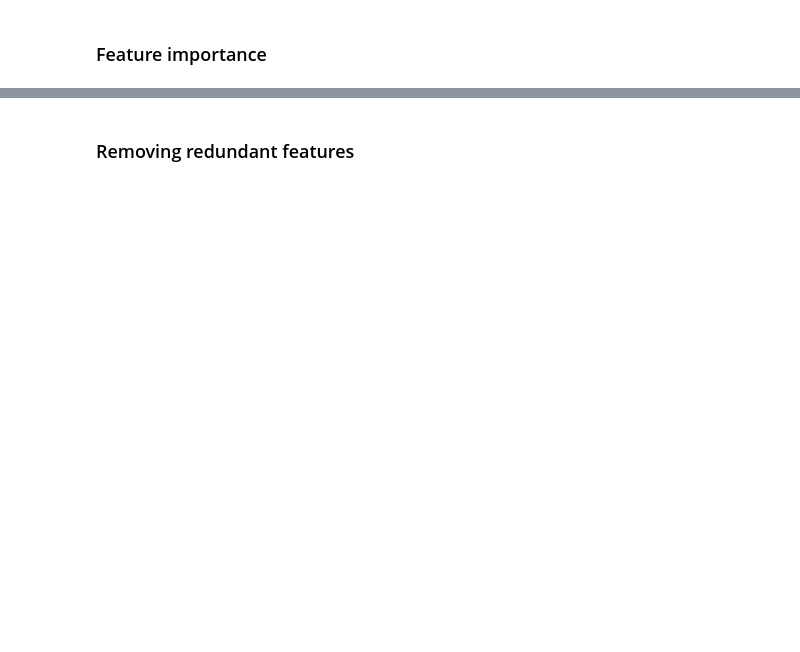
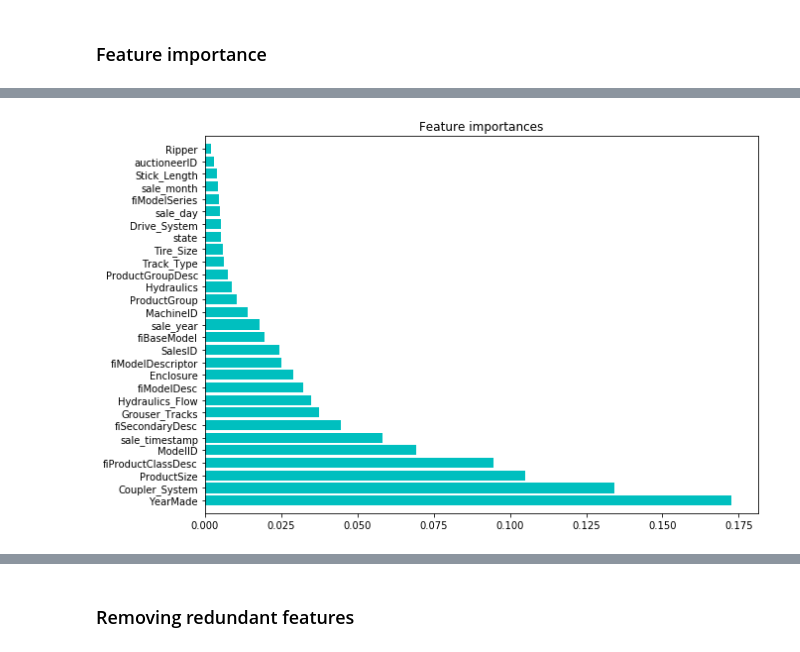
Before and after one commit to DomainFlag/DataScienceNotes, a Jupyter notebook: auction_sale_price/auction_sale_price.ipynb, the cells around one changed output, grey strips where cells are left out. Saved outputs shown, nothing was run; the diff lists cells and outputs as text; code cells hidden in the pictures; blank space fills up the shorter version.

```diff
--- a/auction_sale_price/auction_sale_price.ipynb
+++ b/auction_sale_price/auction_sale_price.ipynb
@@ -261,0 +265,24 @@ feature_importances.head(n = 10)
+# %%
+def print_feature_importances(features, figsize = (10, 7), title = "Feature importances"):
+    ''' helper function to print feature importances with bar plot '''
+
+    # figure size
+    plt.figure(figsize = figsize)
+
+    # figure title
+    plt.title(title)
+
+    # supplying bars' width
+    plt.barh(range(len(features)), features["importance"], color = "c", align = "center")
+
+    # setting up y axis labels
+    plt.yticks(range(len(features)), features["columns"])
+
+    # setting up limits for y axis
+    plt.ylim([-1, len(features)])
+
+    plt.show()
+# %%
+print_feature_importances(feature_importances)
+# %% [output]
+[figure, added]
```
Also changed, not shown: parts of 35 cells of this notebook, 1 other file.
